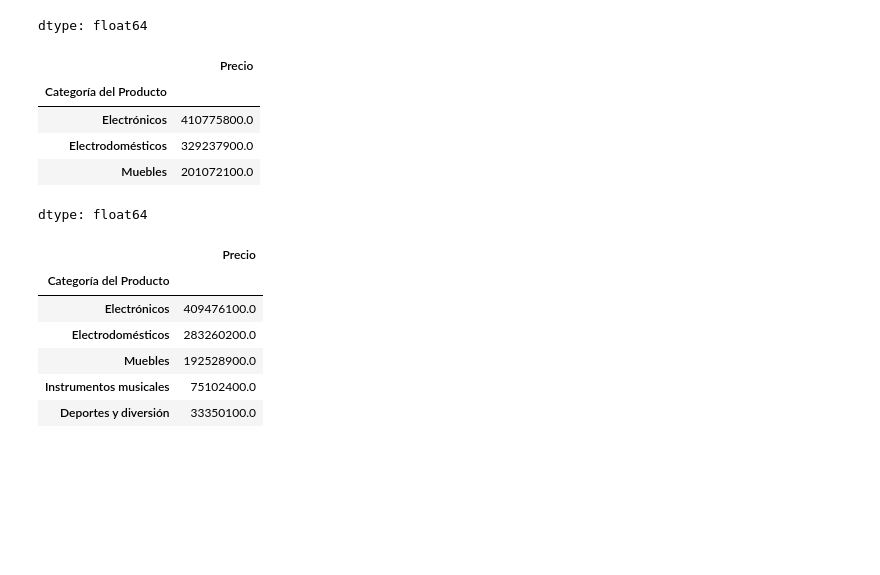
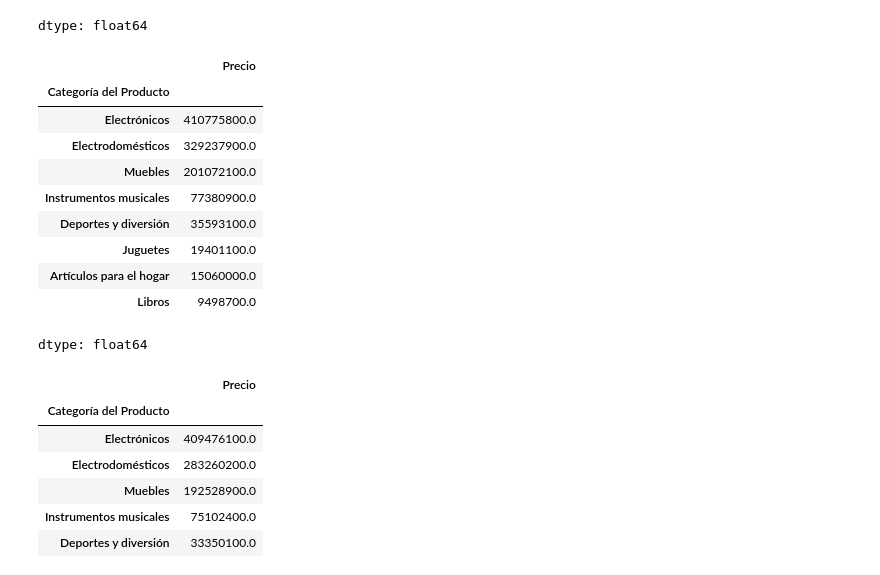
Before and after one commit to rluzav/challenge-alura-store-latam, a Jupyter notebook: Challenge-AluraStoreLatam.ipynb, the cells around one changed output. Saved outputs shown, nothing was run; the diff lists cells and outputs as text; code cells hidden in the pictures; blank space fills up the shorter version.

Commit message:
Productos más vendidos y menos vendidos

```diff
--- a/Challenge-AluraStoreLatam.ipynb
+++ b/Challenge-AluraStoreLatam.ipynb
@@ -72,13 +72,18 @@ tienda2.groupby('Categoría del Producto')['Precio'].sum().sort_values(ascending
 dtype: float64
 # %%
 #Ventas por categoría TIENDA 3
-tienda3.groupby('Categoría del Producto')['Precio'].sum().sort_values(ascending=False).head(3)
+tienda3.groupby('Categoría del Producto')['Precio'].sum().sort_values(ascending=False)
 # %% [output]
 |  | Precio |
 | Categoría del Producto |  |
 | Electrónicos | 410775800.0 |
 | Electrodomésticos | 329237900.0 |
 | Muebles | 201072100.0 |
+| Instrumentos musicales | 77380900.0 |
+| Deportes y diversión | 35593100.0 |
+| Juguetes | 19401100.0 |
+| Artículos para el hogar | 15060000.0 |
+| Libros | 9498700.0 |
 dtype: float64
 # %%
 #Ventas por categoría TIENDA 4
```
Also changed, not shown: parts of 11 cells of this notebook.
